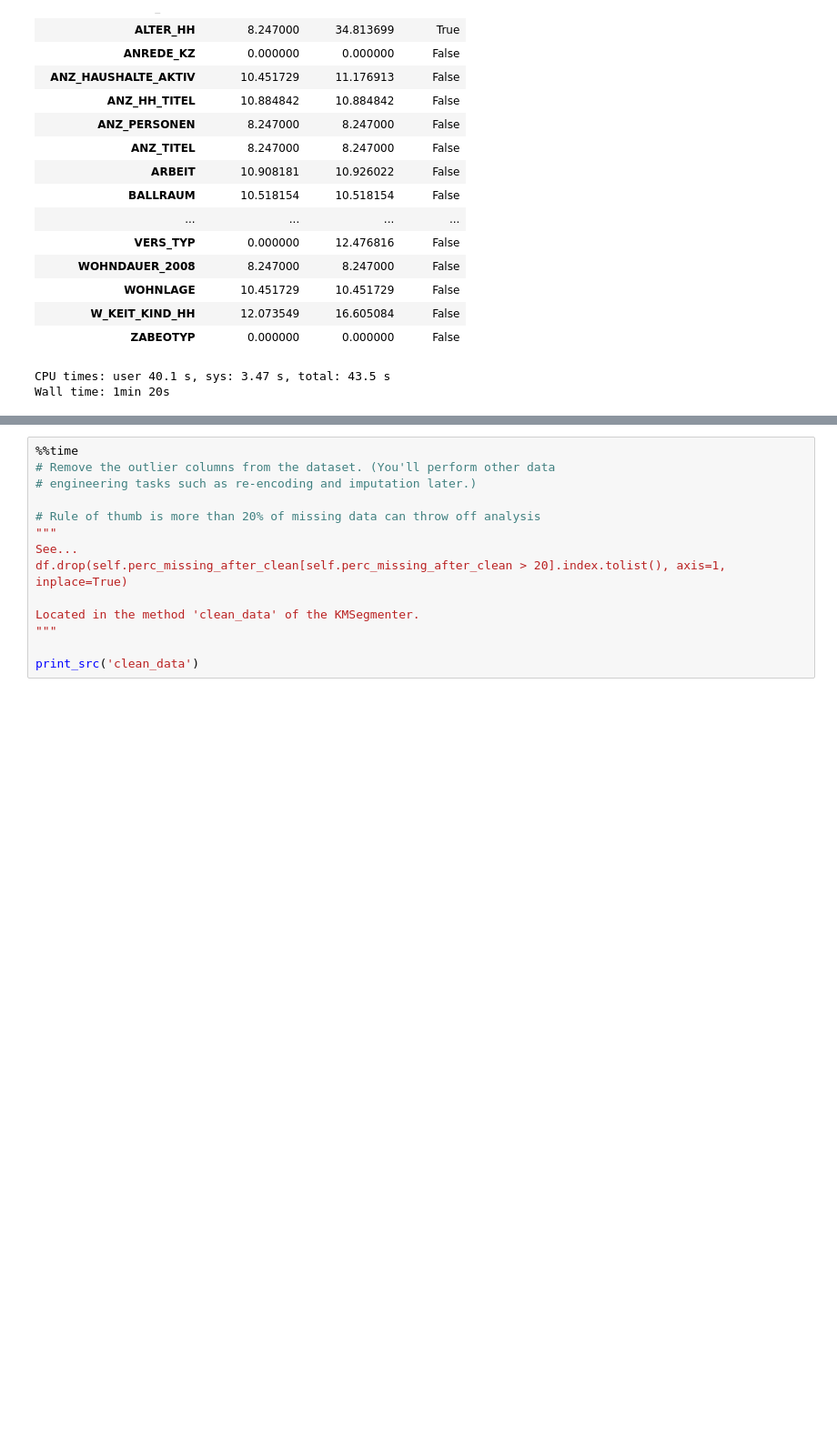
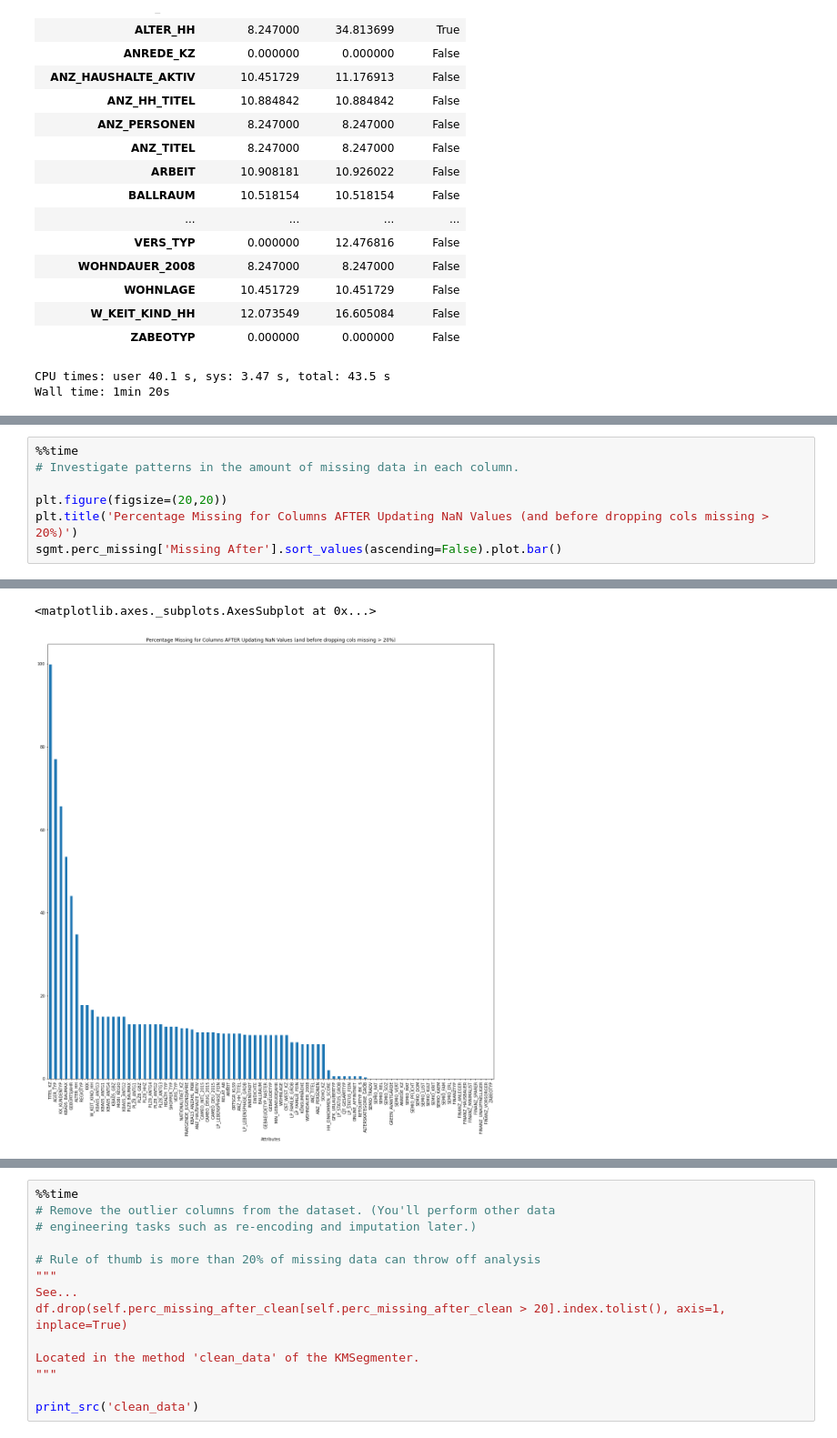
Before and after one commit to jmnickerson05/udacity_identify_customer_segments, a Jupyter notebook: Identify_Customer_Segments.ipynb, the cells around one changed output, grey strips where cells are left out. Shown at 91% size. Cells and saved outputs as stored; diff of their text form; blank space fills up the shorter version.

Commit message:
Updating Progress

```diff
--- a/Identify_Customer_Segments.ipynb
+++ b/Identify_Customer_Segments.ipynb
@@ -304,2 +304,10 @@ Wall time: 260 ms
 <matplotlib.axes._subplots.AxesSubplot at 0x...>
 [figure]
+# %%
+%%time
+# Investigate patterns in the amount of missing data in each column.
+
+plt.figure(figsize=(20,20))
+plt.title('Percentage Missing for Columns AFTER Updating NaN Values (and before dropping cols missing > 20%)')
+sgmt.perc_missing['Missing After'].sort_values(ascending=False).plot.bar()
+# %% [output]
@@ -306,3 +316,5 @@ Wall time: 260 ms
+<matplotlib.axes._subplots.AxesSubplot at 0x...>
+[figure, added]
 # %%
 %%time
 # Investigate patterns in the amount of missing data in each column.
```
Also changed, not shown: parts of 3 cells of this notebook.
